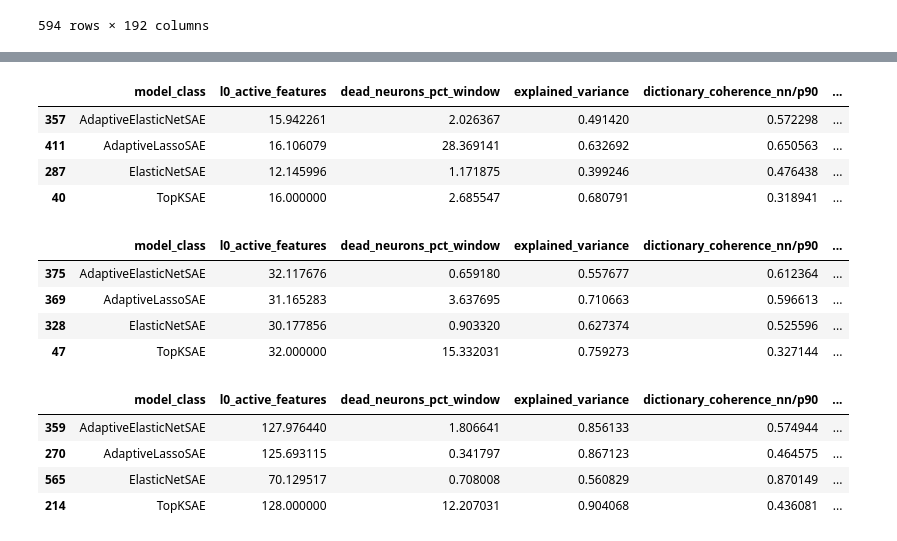
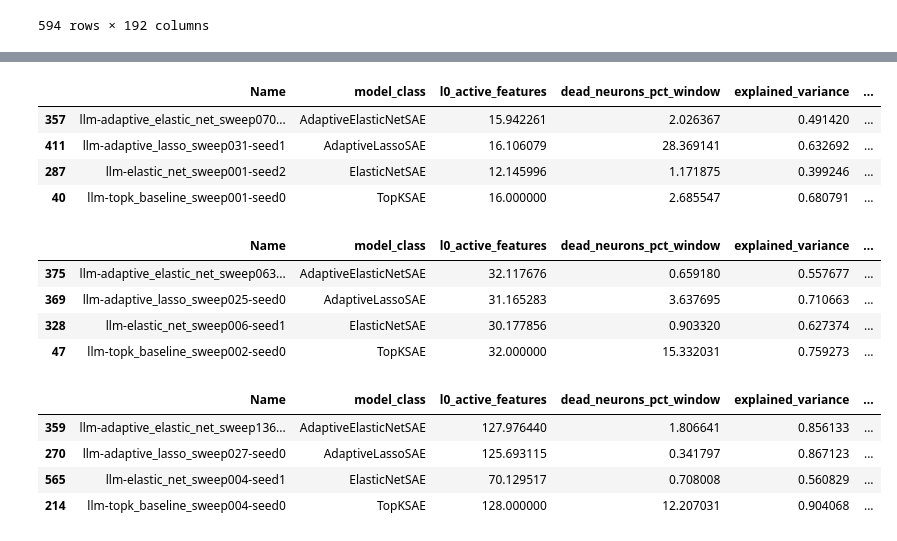
Before and after one commit to farischaudhry/adaptive-elastic-net-sae, a Jupyter notebook: notebooks/stats_pythia.ipynb, the cells around one changed output, grey strips where cells are left out. Cells and saved outputs as stored; diff of their text form; code cells hidden in the pictures.

Commit message:
Add wandb names to stats files

```diff
--- a/notebooks/stats_pythia.ipynb
+++ b/notebooks/stats_pythia.ipynb
@@ -41,31 +41,31 @@ list(df.columns)
  'warmup_factor']
 # %%
 best_runs = df.loc[df.groupby('model_class')['l0_active_features'].apply(lambda x: (x - 16).abs().idxmin())]
-best_runs[['model_class', 'l0_active_features', 'dead_neurons_pct_window', 'explained_variance', 'dictionary_coherence_nn/p90', 'dictionary_coherence_nn_max', 'val_final_patched_loss', 'val_final_kl_div/mean']]
+best_runs[['Name', 'model_class', 'l0_active_features', 'dead_neurons_pct_window', 'explained_variance', 'dictionary_coherence_nn/p90', 'dictionary_coherence_nn_max', 'val_final_patched_loss', 'val_final_kl_div/mean']]
 # %% [output]
-|  | model_class | l0_active_features | dead_neurons_pct_window | explained_variance | dictionary_coherence_nn/p90 | ... |
-| 357 | AdaptiveElasticNetSAE | 15.942261 | 2.026367 | 0.491420 | 0.572298 | ... |
-| 411 | AdaptiveLassoSAE | 16.106079 | 28.369141 | 0.632692 | 0.650563 | ... |
-| 287 | ElasticNetSAE | 12.145996 | 1.171875 | 0.399246 | 0.476438 | ... |
-| 40 | TopKSAE | 16.000000 | 2.685547 | 0.680791 | 0.318941 | ... |
+|  | Name | model_class | l0_active_features | dead_neurons_pct_window | explained_variance | ... |
+| 357 | llm-adaptive_elastic_net_sweep070... | AdaptiveElasticNetSAE | 15.942261 | 2.026367 | 0.491420 | ... |
+| 411 | llm-adaptive_lasso_sweep031-seed1 | AdaptiveLassoSAE | 16.106079 | 28.369141 | 0.632692 | ... |
+| 287 | llm-elastic_net_sweep001-seed2 | ElasticNetSAE | 12.145996 | 1.171875 | 0.399246 | ... |
+| 40 | llm-topk_baseline_sweep001-seed0 | TopKSAE | 16.000000 | 2.685547 | 0.680791 | ... |
 # %%
 best_runs = df  .loc[df.groupby('model_class')['l0_active_features'].apply(lambda x: (x - 32).abs().idxmin())]
-best_runs[['model_class', 'l0_active_features', 'dead_neurons_pct_window', 'explained_variance', 'dictionary_coherence_nn/p90', 'dictionary_coherence_nn_max', 'val_final_patched_loss', 'val_final_kl_div/mean']]
+best_runs[['Name', 'model_class', 'l0_active_features', 'dead_neurons_pct_window', 'explained_variance', 'dictionary_coherence_nn/p90', 'dictionary_coherence_nn_max', 'val_final_patched_loss', 'val_final_kl_div/mean']]
 # %% [output]
-|  | model_class | l0_active_features | dead_neurons_pct_window | explained_variance | dictionary_coherence_nn/p90 | ... |
-| 375 | AdaptiveElasticNetSAE | 32.117676 | 0.659180 | 0.557677 | 0.612364 | ... |
-| 369 | AdaptiveLassoSAE | 31.165283 | 3.637695 | 0.710663 | 0.596613 | ... |
-| 328 | ElasticNetSAE | 30.177856 | 0.903320 | 0.627374 | 0.525596 | ... |
-| 47 | TopKSAE | 32.000000 | 15.332031 | 0.759273 | 0.327144 | ... |
+|  | Name | model_class | l0_active_features | dead_neurons_pct_window | explained_variance | ... |
+| 375 | llm-adaptive_elastic_net_sweep063... | AdaptiveElasticNetSAE | 32.117676 | 0.659180 | 0.557677 | ... |
+| 369 | llm-adaptive_lasso_sweep025-seed0 | AdaptiveLassoSAE | 31.165283 | 3.637695 | 0.710663 | ... |
+| 328 | llm-elastic_net_sweep006-seed1 | ElasticNetSAE | 30.177856 | 0.903320 | 0.627374 | ... |
+| 47 | llm-topk_baseline_sweep002-seed0 | TopKSAE | 32.000000 | 15.332031 | 0.759273 | ... |
 # %%
 best_runs = df  .loc[df.groupby('model_class')['l0_active_features'].apply(lambda x: (x - 128).abs().idxmin())]
-best_runs[['model_class', 'l0_active_features', 'dead_neurons_pct_window', 'explained_variance', 'dictionary_coherence_nn/p90', 'dictionary_coherence_nn_max', 'val_final_patched_loss', 'val_final_kl_div/mean']]
+best_runs[['Name', 'model_class', 'l0_active_features', 'dead_neurons_pct_window', 'explained_variance', 'dictionary_coherence_nn/p90', 'dictionary_coherence_nn_max', 'val_final_patched_loss', 'val_final_kl_div/mean']]
 # %% [output]
-|  | model_class | l0_active_features | dead_neurons_pct_window | explained_variance | dictionary_coherence_nn/p90 | ... |
-| 359 | AdaptiveElasticNetSAE | 127.976440 | 1.806641 | 0.856133 | 0.574944 | ... |
-| 270 | AdaptiveLassoSAE | 125.693115 | 0.341797 | 0.867123 | 0.464575 | ... |
-| 565 | ElasticNetSAE | 70.129517 | 0.708008 | 0.560829 | 0.870149 | ... |
-| 214 | TopKSAE | 128.000000 | 12.207031 | 0.904068 | 0.436081 | ... |
+|  | Name | model_class | l0_active_features | dead_neurons_pct_window | explained_variance | ... |
+| 359 | llm-adaptive_elastic_net_sweep136... | AdaptiveElasticNetSAE | 127.976440 | 1.806641 | 0.856133 | ... |
+| 270 | llm-adaptive_lasso_sweep027-seed0 | AdaptiveLassoSAE | 125.693115 | 0.341797 | 0.867123 | ... |
+| 565 | llm-elastic_net_sweep004-seed1 | ElasticNetSAE | 70.129517 | 0.708008 | 0.560829 | ... |
+| 214 | llm-topk_baseline_sweep004-seed0 | TopKSAE | 128.000000 | 12.207031 | 0.904068 | ... |
 # %%
 import pandas as pd
 
```
Also changed, not shown: 1 other file.
